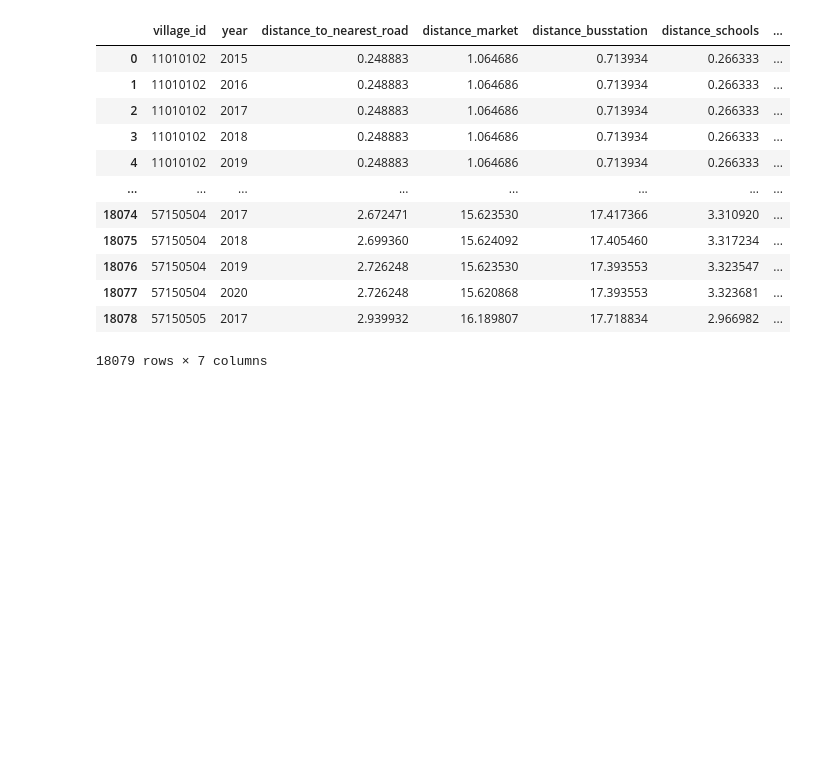
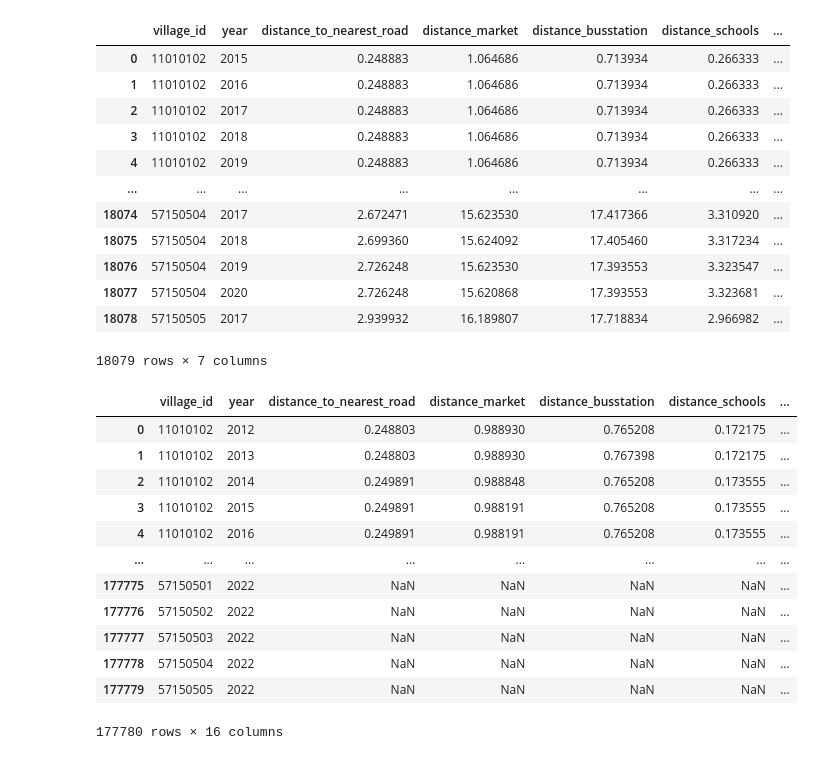
Before and after one commit to ekohgenius/phd_research_rwanda_analysis, a Jupyter notebook: data_exploration.ipynb, the cells around one changed output. Cells and saved outputs as stored; diff of their text form; code cells hidden in the pictures; blank space fills up the shorter version.

```diff
--- a/data_exploration.ipynb
+++ b/data_exploration.ipynb
@@ -1041,3 +931,19 @@ non_res_final_df = enrich_with_static_features(
 # %%
 res_final_df.to_csv("/gypsum/eguide/projects/ce8760/res_final_df.csv", index=False)
 non_res_final_df.to_csv("/gypsum/eguide/projects/ce8760/non_res_final_df.csv", index=False)
+# %%
+res_final_df
+# %% [output]
+|  | village_id | year | distance_to_nearest_road | distance_market | distance_busstation | distance_schools | ... |
+| 0 | 11010102 | 2012 | 0.248803 | 0.988930 | 0.765208 | 0.172175 | ... |
+| 1 | 11010102 | 2013 | 0.248803 | 0.988930 | 0.767398 | 0.172175 | ... |
+| 2 | 11010102 | 2014 | 0.249891 | 0.988848 | 0.765208 | 0.173555 | ... |
+| 3 | 11010102 | 2015 | 0.249891 | 0.988191 | 0.765208 | 0.173555 | ... |
+| 4 | 11010102 | 2016 | 0.249891 | 0.988191 | 0.765208 | 0.173555 | ... |
+| ... | ... | ... | ... | ... | ... | ... | ... |
+| 177775 | 57150501 | 2022 | NaN | NaN | NaN | NaN | ... |
+| 177776 | 57150502 | 2022 | NaN | NaN | NaN | NaN | ... |
+| 177777 | 57150503 | 2022 | NaN | NaN | NaN | NaN | ... |
+| 177778 | 57150504 | 2022 | NaN | NaN | NaN | NaN | ... |
+| 177779 | 57150505 | 2022 | NaN | NaN | NaN | NaN | ... |
+177780 rows × 16 columns
```
Also changed, not shown: parts of 4 cells of this notebook.
